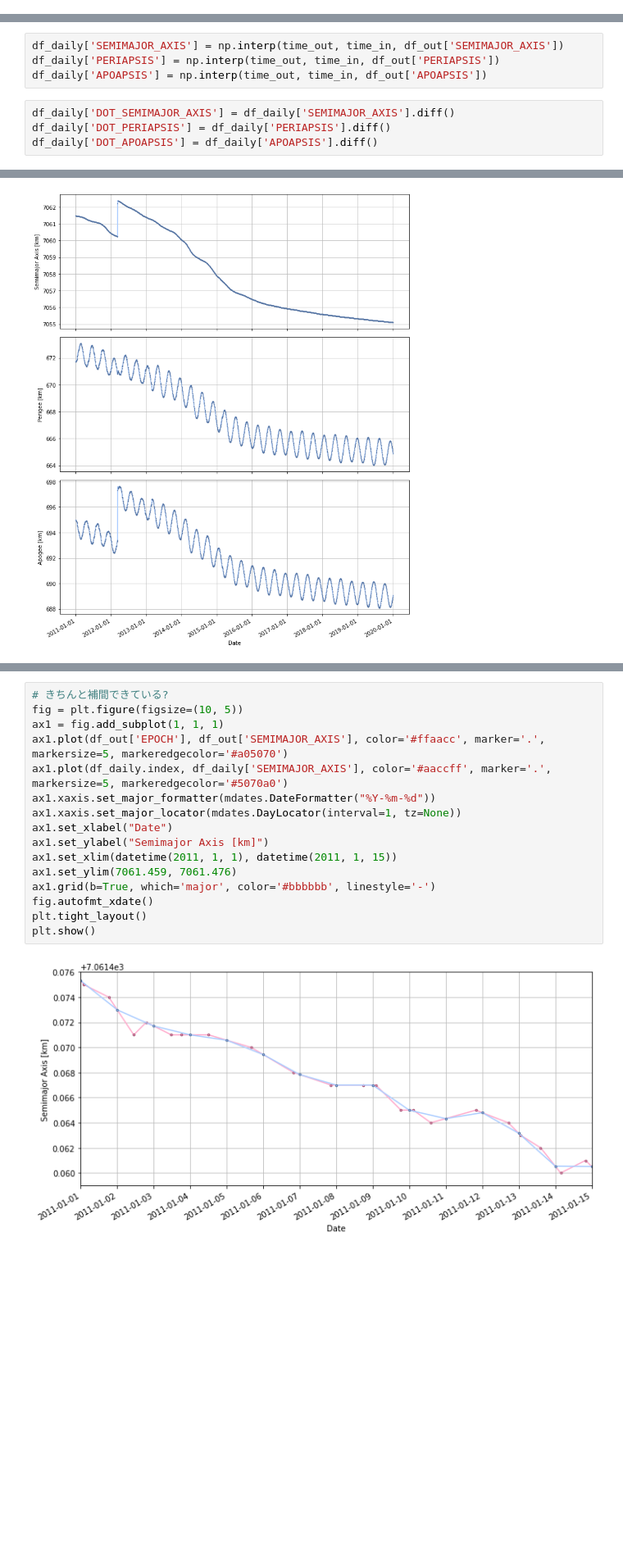
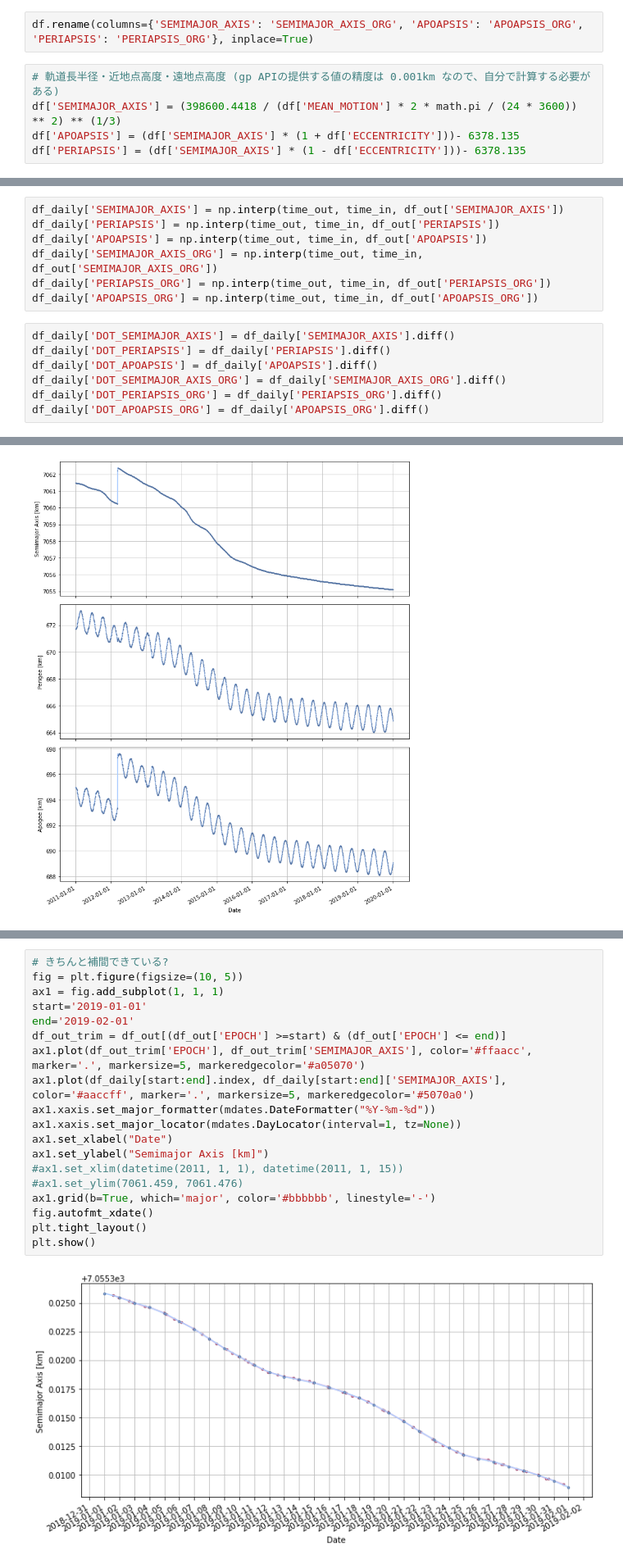
Before and after one commit to nishida/tle, a Jupyter notebook: create_daily_data.ipynb, the cells around one changed output, grey strips where cells are left out. Shown at 82% size. Drawn from its saved outputs; the diff is of its cells as text; blank space fills up the shorter version.

```diff
--- a/create_daily_data.ipynb
+++ b/create_daily_data.ipynb
@@ -76,3 +77,10 @@ Using pre-existing data
+# %%
+df.rename(columns={'SEMIMAJOR_AXIS': 'SEMIMAJOR_AXIS_ORG', 'APOAPSIS': 'APOAPSIS_ORG', 'PERIAPSIS': 'PERIAPSIS_ORG'}, inplace=True)
+# %%
+# 軌道長半径・近地点高度・遠地点高度 (gp APIの提供する値の精度は 0.001km なので、自分で計算する必要がある)
+df['SEMIMAJOR_AXIS'] = (398600.4418 / (df['MEAN_MOTION'] * 2 * math.pi / (24 * 3600)) ** 2) ** (1/3)
+df['APOAPSIS'] = (df['SEMIMAJOR_AXIS'] * (1 + df['ECCENTRICITY']))- 6378.135
+df['PERIAPSIS'] = (df['SEMIMAJOR_AXIS'] * (1 - df['ECCENTRICITY']))- 6378.135
 # %%
 # EPOCH と CREATION_DATE でソートする
 df = df.sort_values(['EPOCH', 'CREATION_DATE']).reset_index(drop=True)
@@ -230,10 +225,16 @@ time_out = [x.to_julian_date() for x in epoch_daily]
 df_daily['SEMIMAJOR_AXIS'] = np.interp(time_out, time_in, df_out['SEMIMAJOR_AXIS'])
 df_daily['PERIAPSIS'] = np.interp(time_out, time_in, df_out['PERIAPSIS'])
 df_daily['APOAPSIS'] = np.interp(time_out, time_in, df_out['APOAPSIS'])
+df_daily['SEMIMAJOR_AXIS_ORG'] = np.interp(time_out, time_in, df_out['SEMIMAJOR_AXIS_ORG'])
+df_daily['PERIAPSIS_ORG'] = np.interp(time_out, time_in, df_out['PERIAPSIS_ORG'])
+df_daily['APOAPSIS_ORG'] = np.interp(time_out, time_in, df_out['APOAPSIS_ORG'])
 # %%
 df_daily['DOT_SEMIMAJOR_AXIS'] = df_daily['SEMIMAJOR_AXIS'].diff()
 df_daily['DOT_PERIAPSIS'] = df_daily['PERIAPSIS'].diff()
 df_daily['DOT_APOAPSIS'] = df_daily['APOAPSIS'].diff()
+df_daily['DOT_SEMIMAJOR_AXIS_ORG'] = df_daily['SEMIMAJOR_AXIS_ORG'].diff()
+df_daily['DOT_PERIAPSIS_ORG'] = df_daily['PERIAPSIS_ORG'].diff()
+df_daily['DOT_APOAPSIS_ORG'] = df_daily['APOAPSIS_ORG'].diff()
 # %%
 csvfile = "{}_{}.csv".format((df['NORAD_CAT_ID'])[0], (df['OBJECT_NAME'])[0]).replace(' ', '_')
 print(csvfile)
@@ -270,18 +271,21 @@ plot4(df_daily['2011-01-01': '2011-02-01'], df_daily['2011-01-01': '2011-02-01']
 # %%
 # きちんと補間できている?
 fig = plt.figure(figsize=(10, 5))
 ax1 = fig.add_subplot(1, 1, 1)
-ax1.plot(df_out['EPOCH'], df_out['SEMIMAJOR_AXIS'], color='#ffaacc', marker='.', markersize=5, markeredgecolor='#a05070')
-ax1.plot(df_daily.index, df_daily['SEMIMAJOR_AXIS'], color='#aaccff', marker='.', markersize=5, markeredgecolor='#5070a0')
+start='2019-01-01'
+end='2019-02-01'
+df_out_trim = df_out[(df_out['EPOCH'] >=start) & (df_out['EPOCH'] <= end)]
+ax1.plot(df_out_trim['EPOCH'], df_out_trim['SEMIMAJOR_AXIS'], color='#ffaacc', marker='.', markersize=5, markeredgecolor='#a05070')
+ax1.plot(df_daily[start:end].index, df_daily[start:end]['SEMIMAJOR_AXIS'], color='#aaccff', marker='.', markersize=5, markeredgecolor='#5070a0')
 ax1.xaxis.set_major_formatter(mdates.DateFormatter("%Y-%m-%d"))
 ax1.xaxis.set_major_locator(mdates.DayLocator(interval=1, tz=None))
 ax1.set_xlabel("Date")
 ax1.set_ylabel("Semimajor Axis [km]")
-ax1.set_xlim(datetime(2011, 1, 1), datetime(2011, 1, 15))
-ax1.set_ylim(7061.459, 7061.476)
+#ax1.set_xlim(datetime(2011, 1, 1), datetime(2011, 1, 15))
+#ax1.set_ylim(7061.459, 7061.476)
 ax1.grid(b=True, which='major', color='#bbbbbb', linestyle='-')
 fig.autofmt_xdate()
 plt.tight_layout()
 plt.show()
 # %% [output]
-[figure, old version]
+[figure, new version]
```
Also changed, not shown: parts of 28 cells of this notebook, 2 other files.
